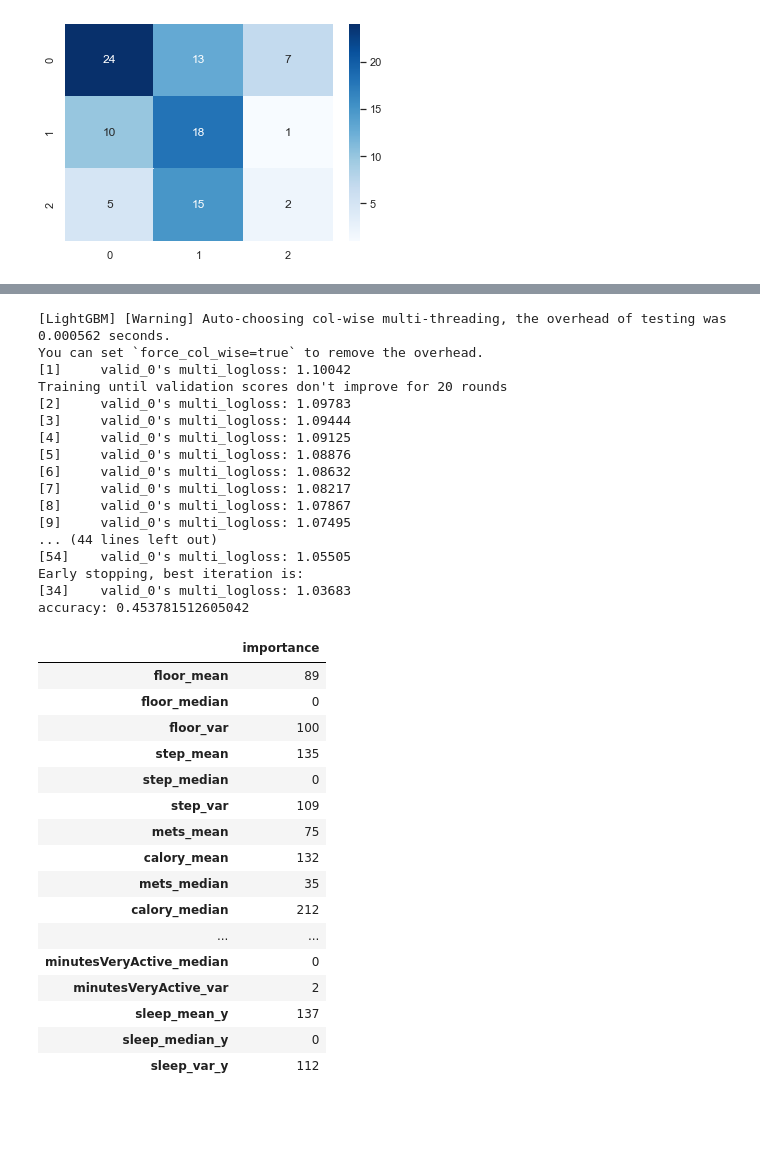
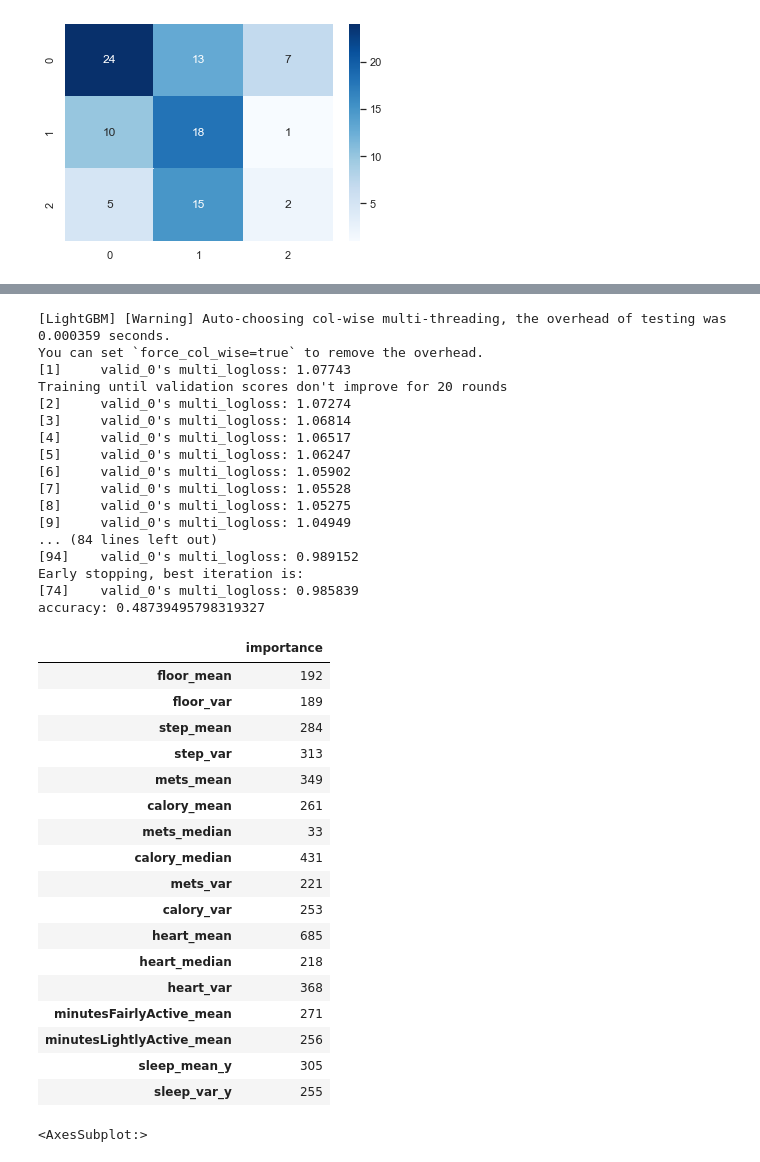
Before and after one commit to yusukennn/research_mental_prediction, a Jupyter notebook: code/analyse/Untitled.ipynb, the cells around one changed output, grey strips where cells are left out. Cells and saved outputs as stored; diff of their text form; code cells hidden in the pictures; blank space fills up the shorter version.

Commit message:
variable importance and confusion matrix

```diff
--- a/code/analyse/Untitled.ipynb
+++ b/code/analyse/Untitled.ipynb
@@ -394,17 +393,14 @@ import pandas as pd
 import lightgbm as lgb
 from sklearn import datasets
 from sklearn.model_selection import train_test_split
+from sklearn.metrics import f1_score
 
 X, y = ques_fitbit[[
-       'floor_mean', 'floor_median', 'floor_var', 'step_mean', 'step_median',
+       'floor_mean',  'floor_var', 'step_mean',
        'step_var', 'mets_mean', 'calory_mean', 'mets_median', 'calory_median',
        'mets_var', 'calory_var', 'heart_mean', 'heart_median', 'heart_var',
-       'minutesFairlyActive_mean', 'minutesFairlyActive_median',
-       'minutesFairlyActive_var', 'minutesLightlyActive_mean',
-       'minutesLightlyActive_median', 'minutesLightlyActive_var',
-       'minutesSedentary_mean', 'minutesSedentary_median',
-       'minutesSedentary_var', 'minutesVeryActive_mean',
-       'minutesVeryActive_median', 'minutesVeryActive_var','sleep_mean_y', 'sleep_median_y',
+       'minutesFairlyActive_mean',
+        'minutesLightlyActive_mean','sleep_mean_y',
        'sleep_var_y']], ques_fitbit['positive_class']
 
 # 学習データとテストデータを分ける
@@ -422,60 +418,67 @@ params = {'task': 'train',
           'num_class': 3,
           'learning_rate': 0.02,
           'num_leaves': 23,
           'min_data_in_leaf': 1,
           'num_iteration': 1000,
           'verbose': 0}
 
 # 学習する
 model = lgb.train(params,
                   lgb_train,
                   num_boost_round=50,
                   valid_sets=lgb_eval,
                   early_stopping_rounds=20)
 
 # テストデータで予測する
 y_pred = model.predict(X_test, num_iteration=model.best_iteration)
 y_pred_max = np.argmax(y_pred, axis=1)
 
 # Accuracy を計算する
 accuracy = sum(y_test == y_pred_max) / len(y_test)
 print('accuracy:', accuracy)
 
 # importanceを表示する
 importance = pd.DataFrame(model.feature_importance(), index=list(X.columns), columns=['importance'])
 display(importance)
+importance.plot.bar()
+
+
+
+# print('f1-score:',f1_score(y_test,y_pred_max))
 # %% [output]
-[LightGBM] [Warning] Auto-choosing col-wise multi-threading, the overhead of testing was 0.000562 seconds.
+[LightGBM] [Warning] Auto-choosing col-wise multi-threading, the overhead of testing was 0.000359 seconds.
 You can set `force_col_wise=true` to remove the overhead.
-[1]     valid_0's multi_logloss: 1.10042
+[1]     valid_0's multi_logloss: 1.07743
 Training until validation scores don't improve for 20 rounds
-[2]     valid_0's multi_logloss: 1.09783
-[3]     valid_0's multi_logloss: 1.09444
-[4]     valid_0's multi_logloss: 1.09125
-[5]     valid_0's multi_logloss: 1.08876
-[6]     valid_0's multi_logloss: 1.08632
-[7]     valid_0's multi_logloss: 1.08217
-[8]     valid_0's multi_logloss: 1.07867
-[9]     valid_0's multi_logloss: 1.07495
-... (44 lines left out)
-[54]    valid_0's multi_logloss: 1.05505
+[2]     valid_0's multi_logloss: 1.07274
+[3]     valid_0's multi_logloss: 1.06814
+[4]     valid_0's multi_logloss: 1.06517
+[5]     valid_0's multi_logloss: 1.06247
+[6]     valid_0's multi_logloss: 1.05902
+[7]     valid_0's multi_logloss: 1.05528
+[8]     valid_0's multi_logloss: 1.05275
+[9]     valid_0's multi_logloss: 1.04949
+... (84 lines left out)
+[94]    valid_0's multi_logloss: 0.989152
 Early stopping, best iteration is:
-[34]    valid_0's multi_logloss: 1.03683
-accuracy: 0.453781512605042
+[74]    valid_0's multi_logloss: 0.985839
+accuracy: 0.48739495798319327
 |  | importance |
-| floor_mean | 89 |
-| floor_median | 0 |
-| floor_var | 100 |
-| step_mean | 135 |
-| step_median | 0 |
-| step_var | 109 |
-| mets_mean | 75 |
-| calory_mean | 132 |
-| mets_median | 35 |
-| calory_median | 212 |
-| ... | ... |
-| minutesVeryActive_median | 0 |
-| minutesVeryActive_var | 2 |
-| sleep_mean_y | 137 |
-| sleep_median_y | 0 |
-| sleep_var_y | 112 |
+| floor_mean | 192 |
+| floor_var | 189 |
+| step_mean | 284 |
+| step_var | 313 |
+| mets_mean | 349 |
+| calory_mean | 261 |
+| mets_median | 33 |
+| calory_median | 431 |
+| mets_var | 221 |
+| calory_var | 253 |
+| heart_mean | 685 |
+| heart_median | 218 |
+| heart_var | 368 |
+| minutesFairlyActive_mean | 271 |
+| minutesLightlyActive_mean | 256 |
+| sleep_mean_y | 305 |
+| sleep_var_y | 255 |
+<AxesSubplot:>
```
Also changed, not shown: parts of 3 cells of this notebook.
